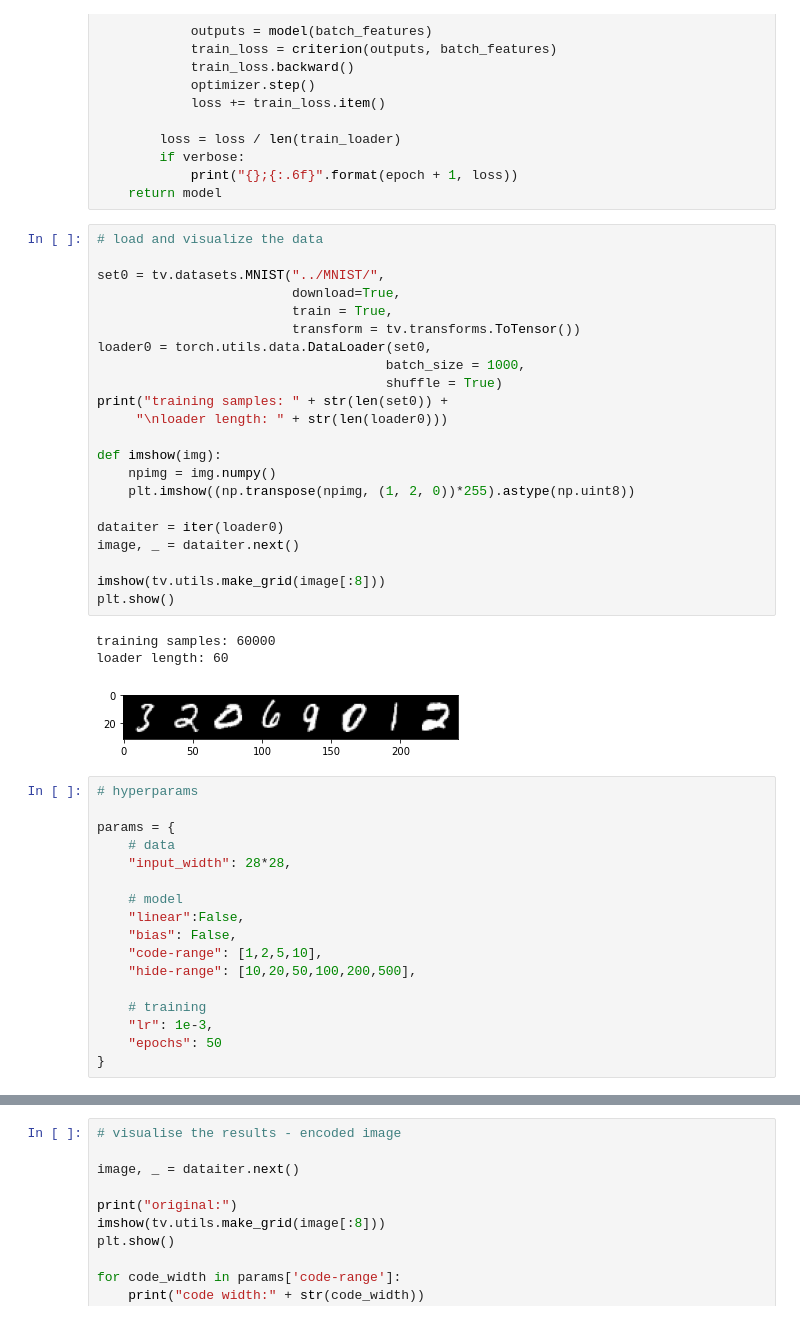
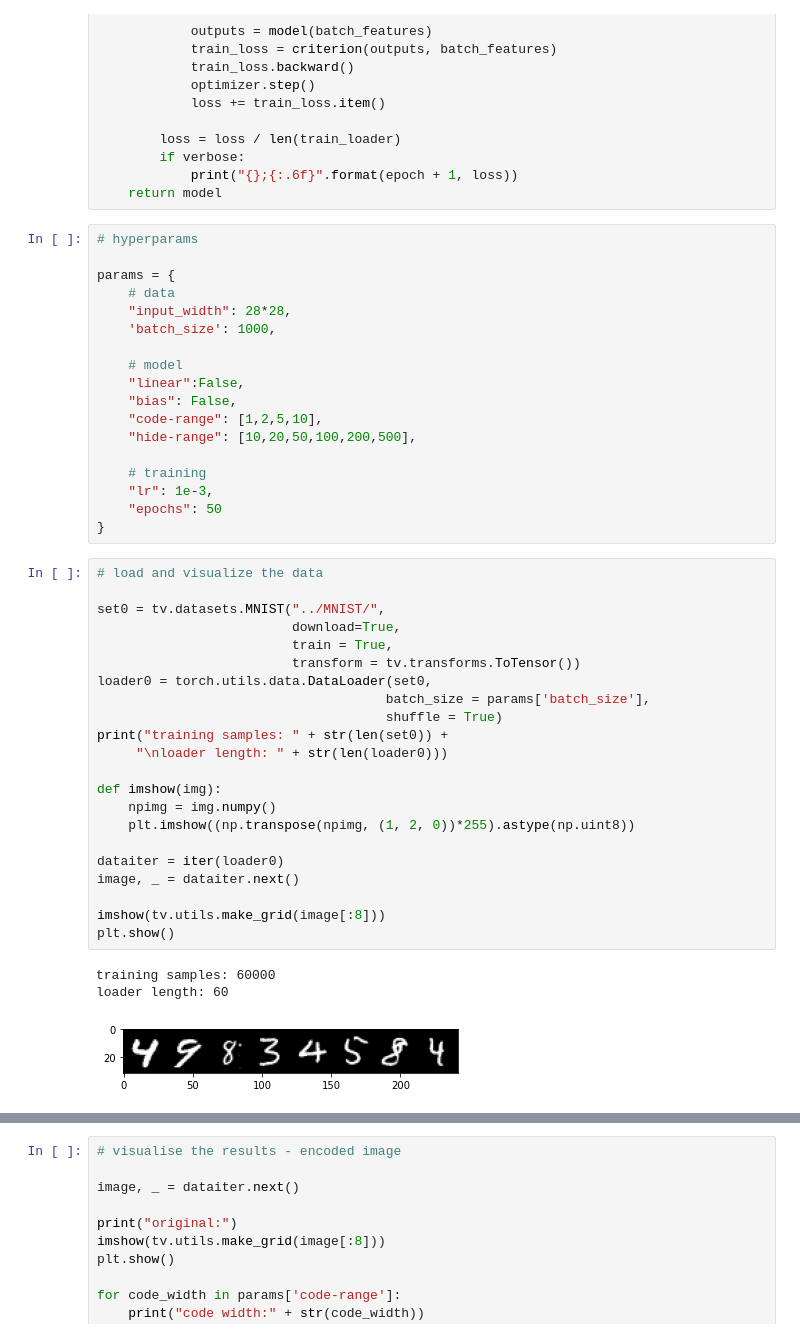
Before and after one commit to mitkel/DL, a Jupyter notebook: AutoEncoder/Depth-width-effect.ipynb, the cells around one changed output, grey strips where cells are left out. Saved outputs shown, nothing was run; the diff lists cells and outputs as text.

```diff
--- a/AutoEncoder/Depth-width-effect.ipynb
+++ b/AutoEncoder/Depth-width-effect.ipynb
@@ -82,49 +82,50 @@ def train(model, epochs, train_loader, optimizer, criterion, verbose=True):
         if verbose:
             print("{};{:.6f}".format(epoch + 1, loss))
     return model
+# %%
+# hyperparams
+
+params = {
+    # data
+    "input_width": 28*28,
+    'batch_size': 1000,
+
+    # model
+    "linear":False,
+    "bias": False,
+    "code-range": [1,2,5,10],
+    "hide-range": [10,20,50,100,200,500],
+
+    # training
+    "lr": 1e-3,
+    "epochs": 50
+}
 # %%
 # load and visualize the data
 
 set0 = tv.datasets.MNIST("../MNIST/",
                          download=True,
                          train = True,
                          transform = tv.transforms.ToTensor())
 loader0 = torch.utils.data.DataLoader(set0,
-                                     batch_size = 1000,
+                                     batch_size = params['batch_size'],
                                      shuffle = True)
 print("training samples: " + str(len(set0)) +
      "\nloader length: " + str(len(loader0)))
 
 def imshow(img):
     npimg = img.numpy()
     plt.imshow((np.transpose(npimg, (1, 2, 0))*255).astype(np.uint8))
 
 dataiter = iter(loader0)
 image, _ = dataiter.next()
 
 imshow(tv.utils.make_grid(image[:8]))
 plt.show()
 # %% [output]
 training samples: 60000
 loader length: 60
-[figure, old version]
+[figure, new version]
-# %%
-# hyperparams
-
-params = {
-    # data
-    "input_width": 28*28,
-
-    # model
-    "linear":False,
-    "bias": False,
-    "code-range": [1,2,5,10],
-    "hide-range": [10,20,50,100,200,500],
-
-    # training
-    "lr": 1e-3,
-    "epochs": 50
-}
 # %%
 # train models
 
```
Also changed, not shown: parts of 3 cells of this notebook.
